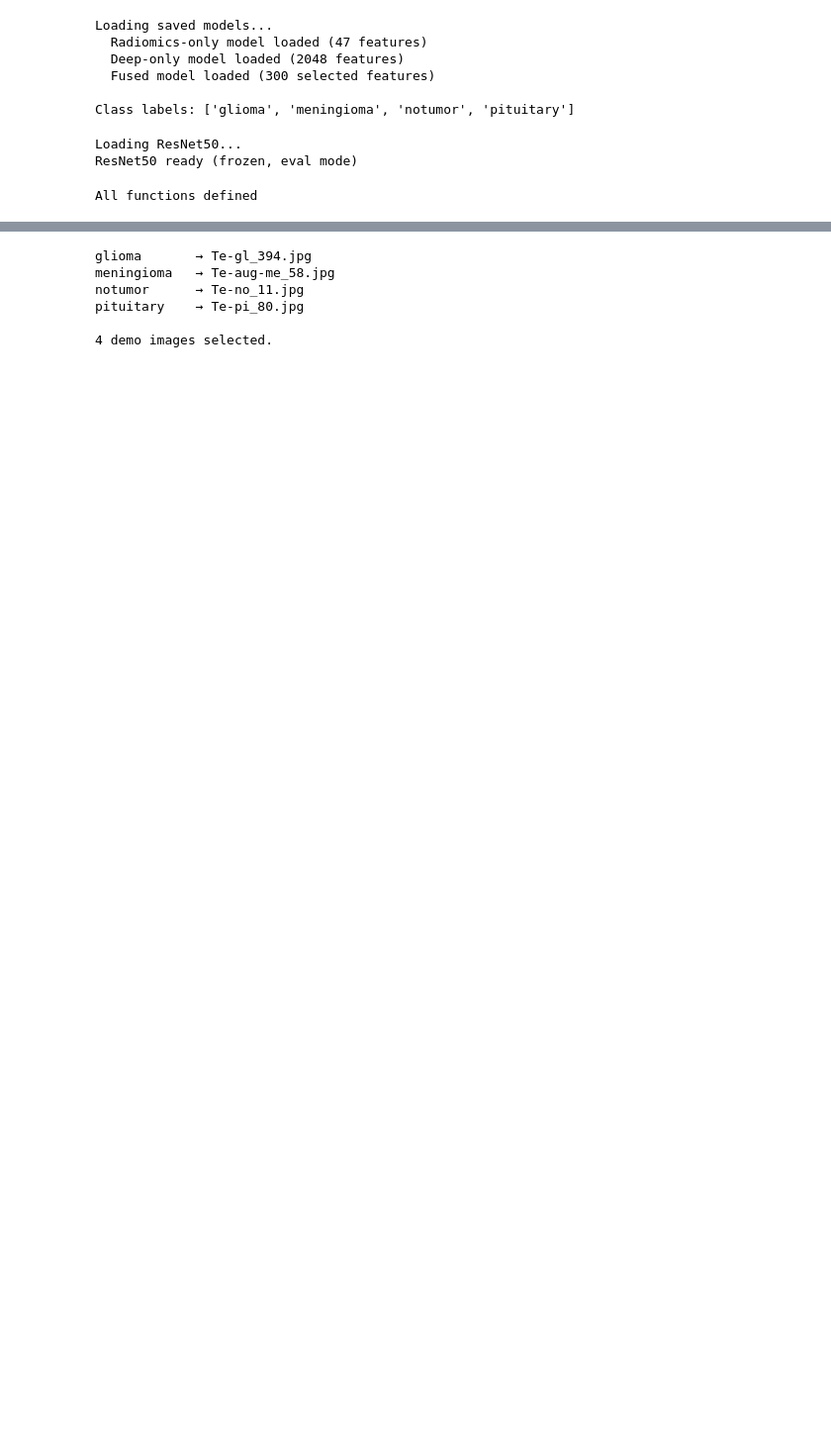
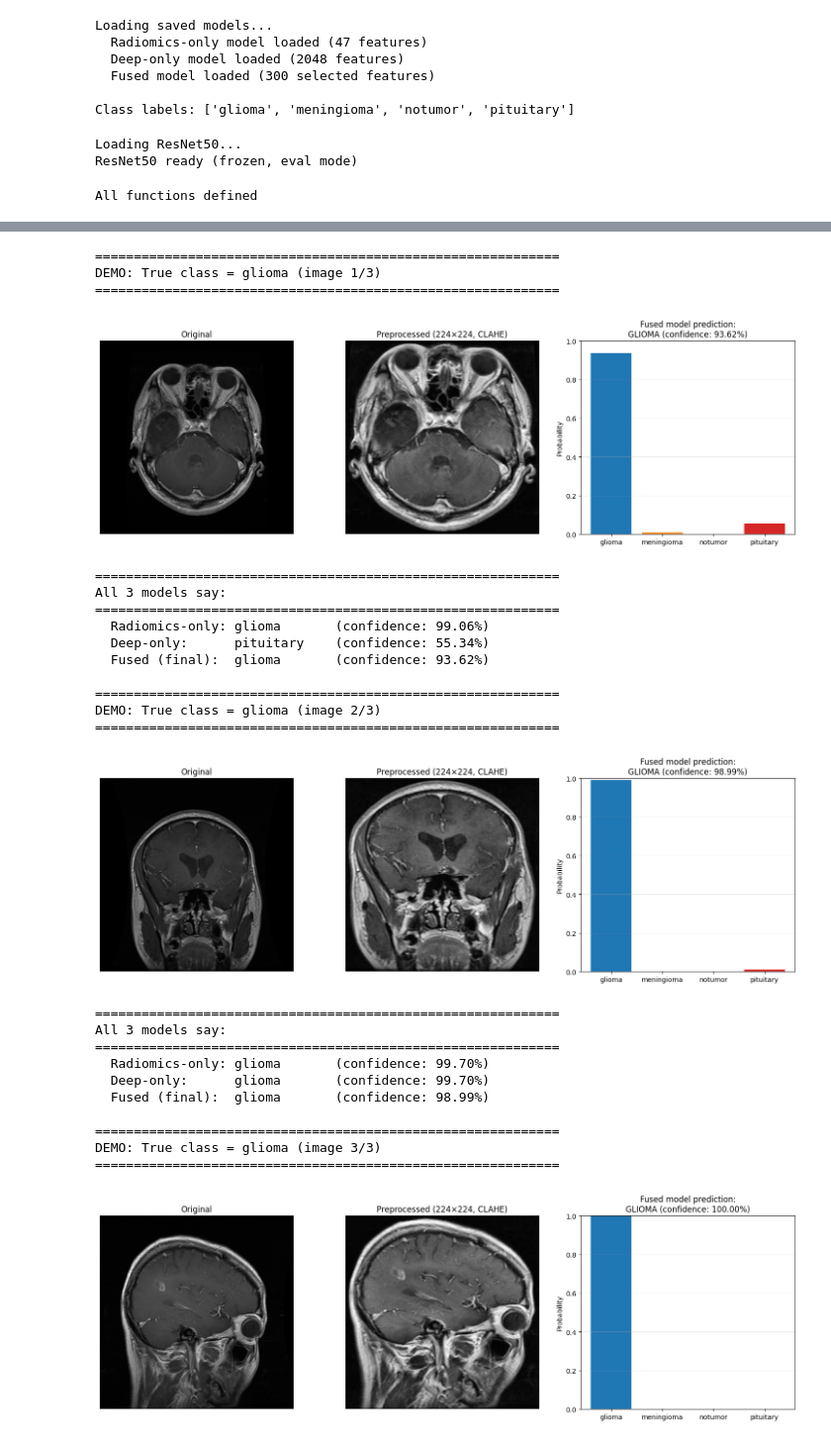
Before and after one commit to aikelind2609-cpu/brain-tumor-radiomics-cnn-fusion, a Jupyter notebook: notebooks/08_demo.ipynb, the cells around one changed output, grey strips where cells are left out. Shown at 99% size. Cells and saved outputs as stored; diff of their text form; code cells hidden in the pictures; blank space fills up the shorter version.

Commit message:
Day 8 :demo notebook for live classification

```diff
--- a/notebooks/08_demo.ipynb
+++ b/notebooks/08_demo.ipynb
@@ -266,20 +209,34 @@ def predict_one(img_path, show_plot=True):
 # %%
-import random
-random.seed(42)
-
-# Pick one image per class from the test set
-demo_images = {}
-for c in CLASS_NAMES:
-    files = list((RAW / 'Testing' / c).glob('*'))
-    if files:
-        demo_images[c] = random.choice(files)
-        print(f"{c:12s} → {demo_images[c].name}")
-
-print(f"\n{len(demo_images)} demo images selected.")
+for class_name, paths in demo_images.items():
+    for i, p in enumerate(paths, 1):
+        print(f"\n{'=' * 60}")
+        print(f"DEMO: True class = {class_name} (image {i}/{len(paths)})")
+        print(f"{'=' * 60}")
+        predict_one(p)
 # %% [output]
-glioma       → Te-gl_394.jpg
-meningioma   → Te-aug-me_58.jpg
-notumor      → Te-no_11.jpg
-pituitary    → Te-pi_80.jpg
-
-4 demo images selected.
+============================================================
+DEMO: True class = glioma (image 1/3)
+============================================================
+[figure, added]
+============================================================
+All 3 models say:
+============================================================
+  Radiomics-only: glioma       (confidence: 99.06%)
+  Deep-only:      pituitary    (confidence: 55.34%)
+  Fused (final):  glioma       (confidence: 93.62%)
+
+============================================================
+DEMO: True class = glioma (image 2/3)
+============================================================
+[figure, added]
+============================================================
+All 3 models say:
+============================================================
+  Radiomics-only: glioma       (confidence: 99.70%)
+  Deep-only:      glioma       (confidence: 99.70%)
+  Fused (final):  glioma       (confidence: 98.99%)
+
+============================================================
+DEMO: True class = glioma (image 3/3)
+============================================================
+[figure, added]
```
Also changed, not shown: parts of 7 cells of this notebook, 1 other file.
